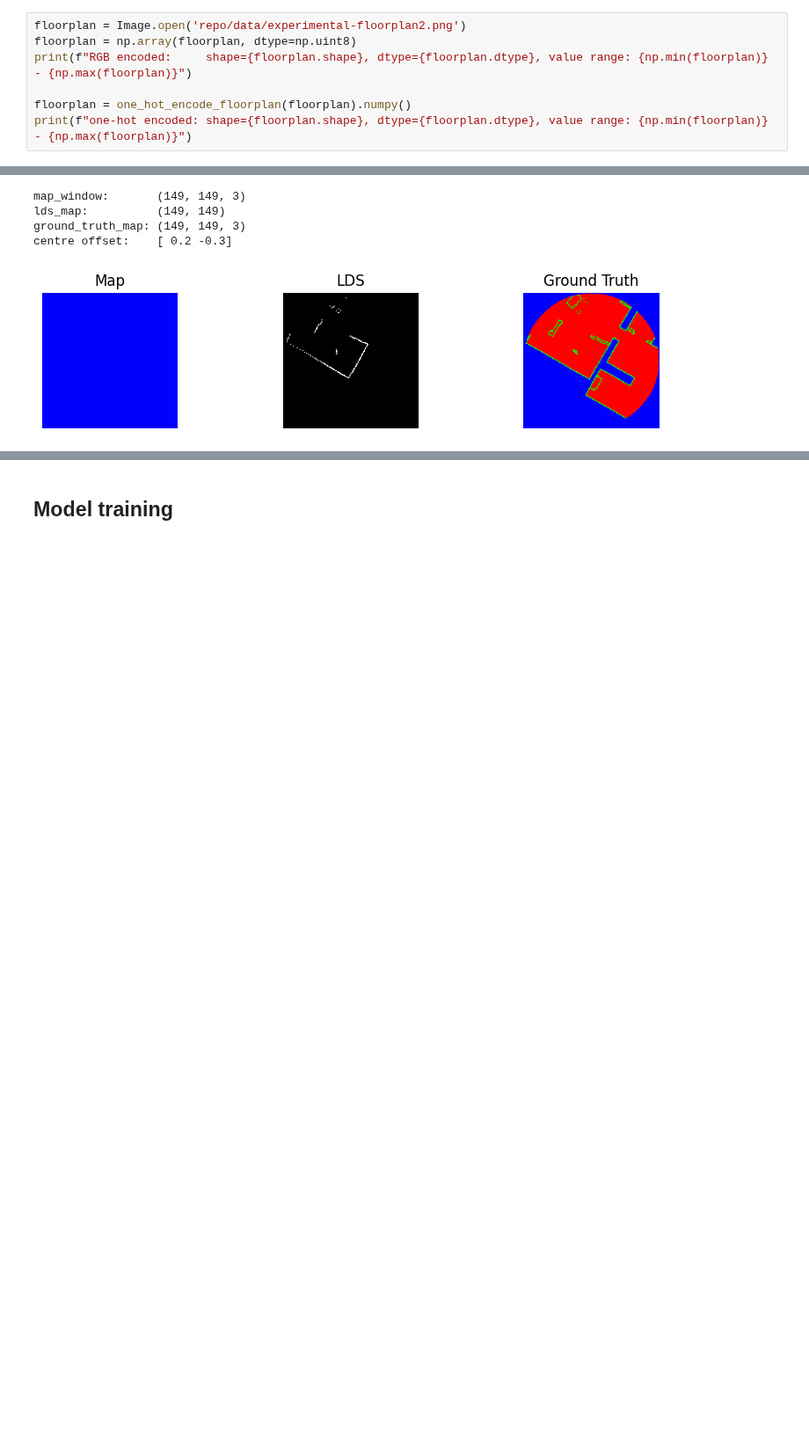
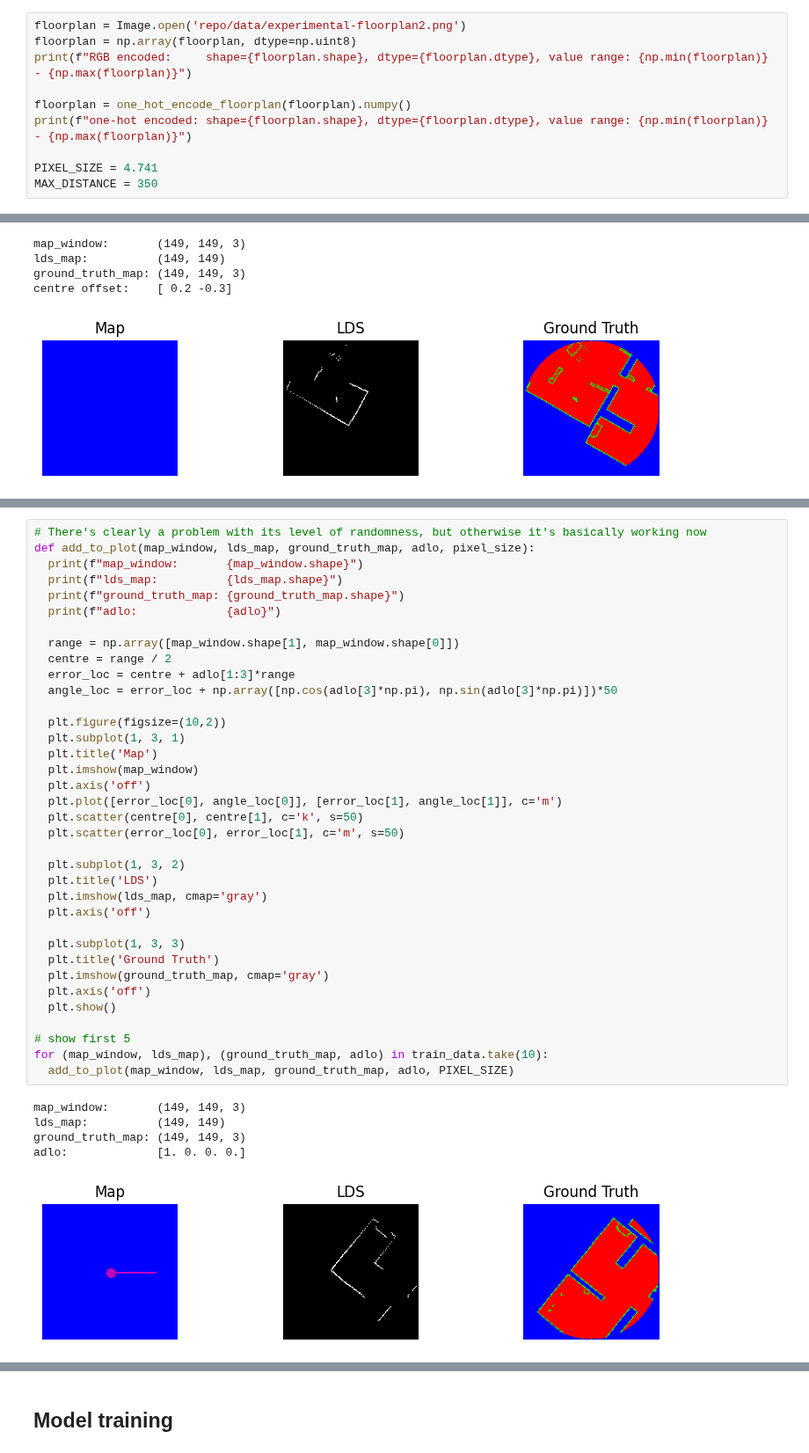
Before and after one commit to malcolmlett/robovac, a Jupyter notebook: Experiment_SLAM_1.ipynb, the cells around one changed output, grey strips where cells are left out. Shown at 88% size. Drawn from its saved outputs; the diff is of its cells as text; blank space fills up the shorter version.

```diff
--- a/Experiment_SLAM_1.ipynb
+++ b/Experiment_SLAM_1.ipynb
@@ -143,6 +141,9 @@ print(f"RGB encoded:     shape={floorplan.shape}, dtype={floorplan.dtype}, value
 
 floorplan = one_hot_encode_floorplan(floorplan).numpy()
 print(f"one-hot encoded: shape={floorplan.shape}, dtype={floorplan.dtype}, value range: {np.min(floorplan)} - {np.max(floorplan)}")
+
+PIXEL_SIZE = 4.741
+MAX_DISTANCE = 350
 # %% [output]
 RGB encoded:     shape=(139, 294, 3), dtype=uint8, value range: 0 - 255
 one-hot encoded: shape=(139, 294, 3), dtype=float32, value range: 0.0 - 1.0
@@ -501,0 +545,42 @@ plt.show()
+# %%
+# There's clearly a problem with its level of randomness, but otherwise it's basically working now
+def add_to_plot(map_window, lds_map, ground_truth_map, adlo, pixel_size):
+  print(f"map_window:       {map_window.shape}")
+  print(f"lds_map:          {lds_map.shape}")
+  print(f"ground_truth_map: {ground_truth_map.shape}")
+  print(f"adlo:             {adlo}")
+
+  range = np.array([map_window.shape[1], map_window.shape[0]])
+  centre = range / 2
+  error_loc = centre + adlo[1:3]*range
+  angle_loc = error_loc + np.array([np.cos(adlo[3]*np.pi), np.sin(adlo[3]*np.pi)])*50
+
+  plt.figure(figsize=(10,2))
+  plt.subplot(1, 3, 1)
+  plt.title('Map')
+  plt.imshow(map_window)
+  plt.axis('off')
+  plt.plot([error_loc[0], angle_loc[0]], [error_loc[1], angle_loc[1]], c='m')
+  plt.scatter(centre[0], centre[1], c='k', s=50)
+  plt.scatter(error_loc[0], error_loc[1], c='m', s=50)
+
+  plt.subplot(1, 3, 2)
+  plt.title('LDS')
+  plt.imshow(lds_map, cmap='gray')
+  plt.axis('off')
+
+  plt.subplot(1, 3, 3)
+  plt.title('Ground Truth')
+  plt.imshow(ground_truth_map, cmap='gray')
+  plt.axis('off')
+  plt.show()
+
+# show first 5
+for (map_window, lds_map), (ground_truth_map, adlo) in train_data.take(10):
+  add_to_plot(map_window, lds_map, ground_truth_map, adlo, PIXEL_SIZE)
+# %% [output]
+map_window:       (149, 149, 3)
+lds_map:          (149, 149)
+ground_truth_map: (149, 149, 3)
+adlo:             [1. 0. 0. 0.]
+[figure, added]
```
Also changed, not shown: parts of 13 cells of this notebook.
